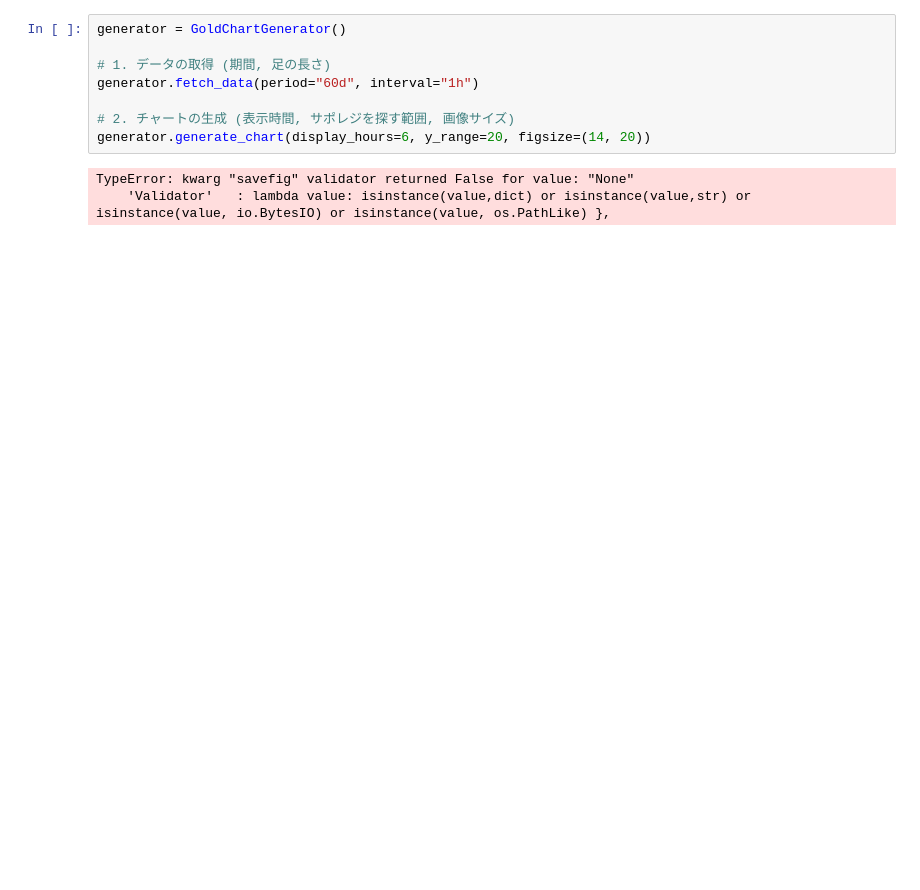
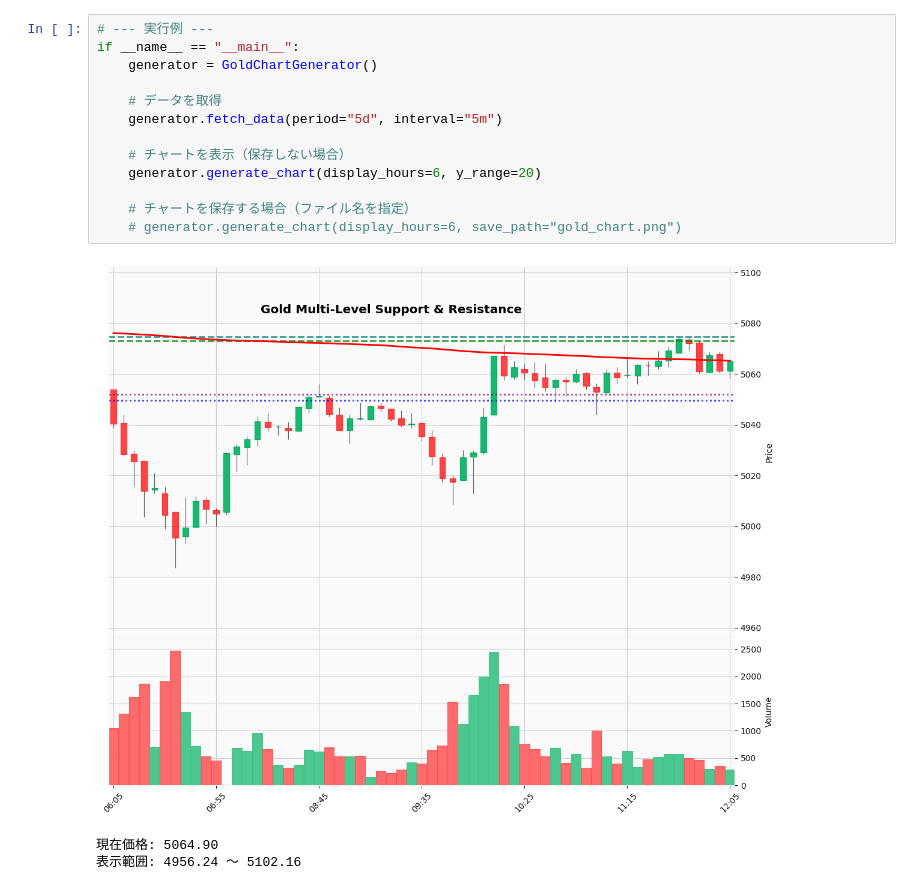
Before and after one commit to hiropon0815/scalping_var1, a Jupyter notebook: main.ipynb, the cells around one changed output. Saved outputs shown, nothing was run; the diff lists cells and outputs as text; blank space fills up the shorter version.

```diff
--- a/main.ipynb
+++ b/main.ipynb
@@ -318,11 +154,17 @@ class GoldChartGenerator:
 # %%
-generator = GoldChartGenerator()
+# --- 実行例 ---
+if __name__ == "__main__":
+    generator = GoldChartGenerator()
 
-# 1. データの取得 (期間, 足の長さ)
-generator.fetch_data(period="60d", interval="1h")
+    # データを取得
+    generator.fetch_data(period="5d", interval="5m")
 
-# 2. チャートの生成 (表示時間, サポレジを探す範囲, 画像サイズ)
-generator.generate_chart(display_hours=6, y_range=20, figsize=(14, 20))
+    # チャートを表示（保存しない場合）
+    generator.generate_chart(display_hours=6, y_range=20)
+
+    # チャートを保存する場合（ファイル名を指定）
+    # generator.generate_chart(display_hours=6, save_path="gold_chart.png")
 # %% [output]
+[figure, added]
-TypeError: kwarg "savefig" validator returned False for value: "None"
-    'Validator'   : lambda value: isinstance(value,dict) or isinstance(value,str) or isinstance(value, io.BytesIO) or isinstance(value, os.PathLike) },
+現在価格: 5064.90
+表示範囲: 4956.24 〜 5102.16
```
Also changed, not shown: parts of 2 cells of this notebook.
